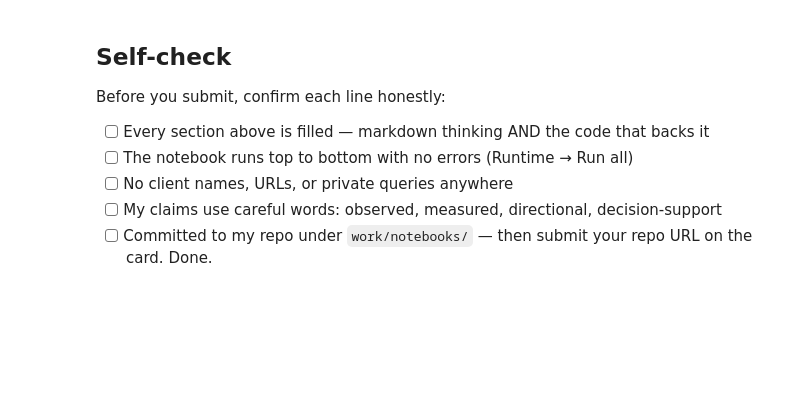
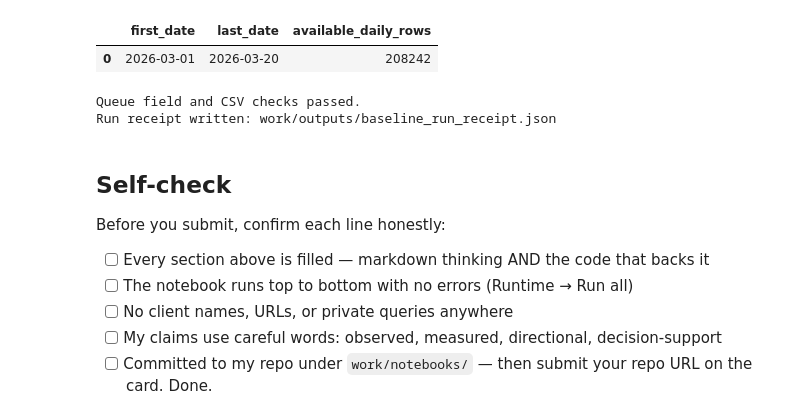
Before and after one commit to omsawarkar/omsawarkar, a Jupyter notebook: work/notebooks/w04_baseline_score.ipynb, the cells around one changed output. Saved outputs shown, nothing was run; the diff lists cells and outputs as text; code cells hidden in the pictures; blank space fills up the shorter version.

Commit message:
Complete baseline score and top-10 review

```diff
--- a/work/notebooks/w04_baseline_score.ipynb
+++ b/work/notebooks/w04_baseline_score.ipynb
@@ -37,3 +374,79 @@ This skeleton is yours to fill. Work the sections **in order** — each one has
+# %%
+import json
+from datetime import datetime, timezone
+
+# Check the actual input window.
+input_check = con.sql("""
+    SELECT
+        MIN(report_date) AS first_date,
+        MAX(report_date) AS last_date,
+        COUNT(*) AS available_daily_rows
+    FROM march_raw
+    WHERE report_date BETWEEN DATE '2026-03-01'
+                          AND DATE '2026-03-20'
+      AND gsc_data_available IS TRUE
+      AND ga4_data_available IS TRUE
+""").df()
+
+display(input_check)
+
+# Allow only the intended queue fields.
+allowed_columns = {
+    "rank", "client_hash_id", "content_hash_id",
+    "observed_days", "impressions", "clicks", "ctr",
+    "sessions", "engagement_rate", "avg_position",
+    "position_bucket", "volume_bucket", "peer_count",
+    "peer_median_ctr", "ctr_gap", "score",
+    "reason_code", "action", "confidence_note"
+}
+assert set(queue.columns) == allowed_columns
+
+# Confirm the output CSV was written successfully.
+saved_queue = pd.read_csv(csv_path)
+assert len(saved_queue) == len(queue)
+assert saved_queue["rank"].tolist() == queue["rank"].tolist()
+assert np.allclose(saved_queue["score"], queue["score"])
+
+receipt = {
+    "assignment": "ML-07",
+    "created_at_utc": datetime.now(timezone.utc).isoformat(),
+    "dataset": "FlyRank/internship-warehouse",
+    "input_window": ["2026-03-01", "2026-03-20"],
+    "availability": "GSC and GA4 flags both TRUE",
+    "minimum_observed_days": 10,
+    "minimum_impressions": 100,
+    "minimum_peer_items": 20,
+    "position_edges": [0, 3, 10, 20, "infinity"],
+    "volume_groups": ["100-499", "500-1999", "2000+"],
+    "score_formula": (
+        "impressions * max(peer_median_ctr - ctr, 0)"
+    ),
+    "signal_1_verdict": "CONFIRMED",
+    "signal_2_verdict": "OPPOSITE",
+    "queue_items": int(len(queue)),
+    "positive_score_items": int((queue["score"] > 0).sum()),
+    "top_k_reviewed": 10,
+    "human_review_precision_at_10": None,
+    "human_review_label_base_rate": None,
+    "evaluation_status": "Independent review labels unavailable",
+    "csv_path": str(csv_path),
+    "later_outcomes_used_in_score": False,
+    "product_flags_used_in_score": False
+}
+
+receipt_path = output_dir / "baseline_run_receipt.json"
+receipt_path.write_text(
+    json.dumps(receipt, indent=2),
+    encoding="utf-8"
+)
+
+print("Queue field and CSV checks passed.")
+print("Run receipt written:", receipt_path)
+# %% [output]
+|  | first_date | last_date | available_daily_rows |
+| 0 | 2026-03-01 | 2026-03-20 | 208242 |
+Queue field and CSV checks passed.
+Run receipt written: work/outputs/baseline_run_receipt.json
 # %% [markdown]
 ## Self-check
 
```
Also changed, not shown: parts of 16 cells of this notebook.
